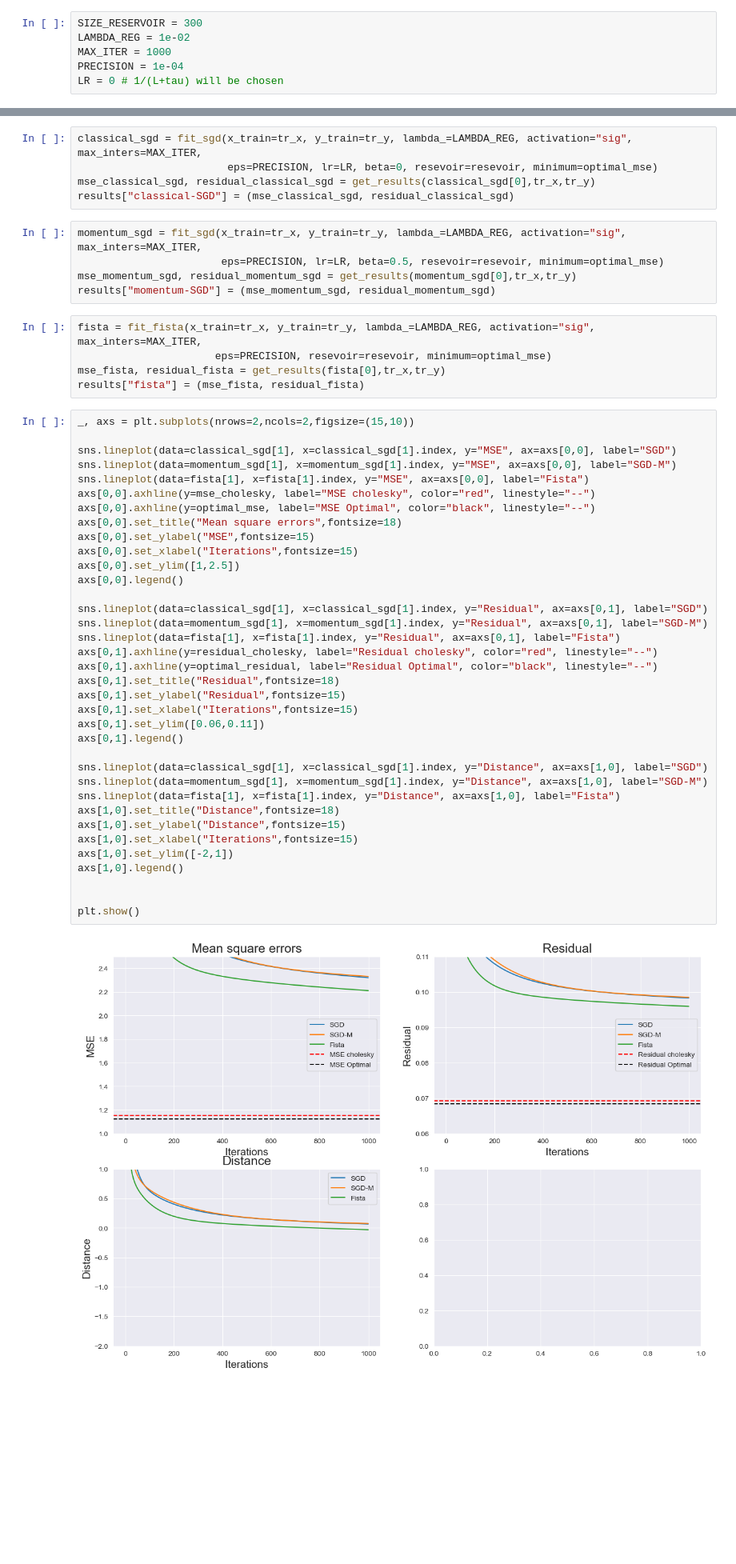
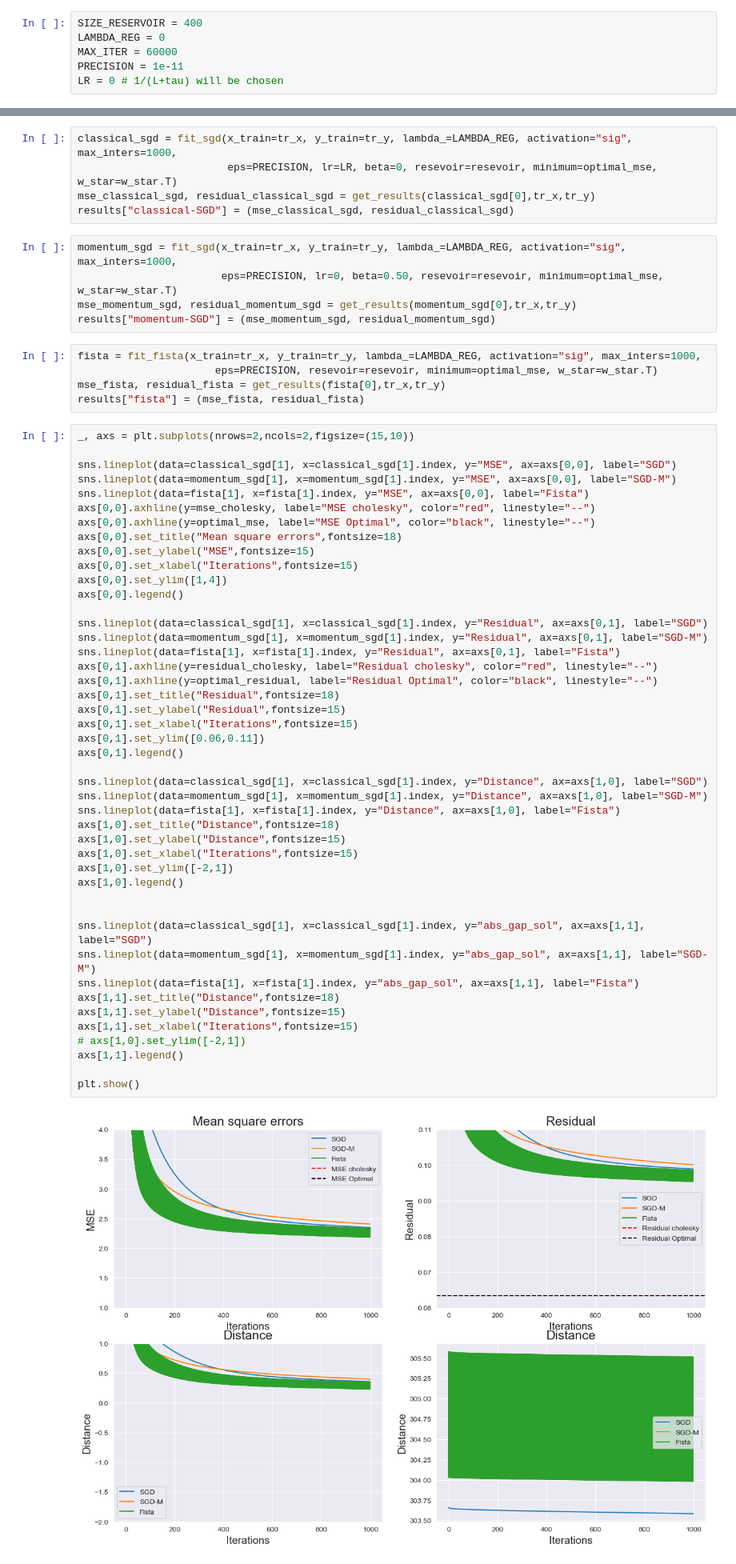
Before and after one commit to jacons/ExtremeLearningNN, a Jupyter notebook: notebook_for_test.ipynb, the cells around one changed output, grey strips where cells are left out. Shown at 80% size. Saved outputs shown, nothing was run; the diff lists cells and outputs as text; blank space fills up the shorter version.

```diff
--- a/notebook_for_test.ipynb
+++ b/notebook_for_test.ipynb
@@ -20,10 +20,10 @@ results = {}
 # %% [markdown]
 ## Constants
 # %%
-SIZE_RESERVOIR = 300
-LAMBDA_REG = 1e-02
-MAX_ITER = 1000
-PRECISION = 1e-04
+SIZE_RESERVOIR = 400
+LAMBDA_REG = 0
+MAX_ITER = 60000
+PRECISION = 1e-11
 LR = 0 # 1/(L+tau) will be chosen
 # %% [markdown]
 ## fix the resevoir
@@ -63,18 +67,18 @@ Residual:  0.06920844362576994
 # %% [markdown]
 ## Iterative methods
 # %%
-classical_sgd = fit_sgd(x_train=tr_x, y_train=tr_y, lambda_=LAMBDA_REG, activation="sig", max_inters=MAX_ITER,
-                        eps=PRECISION, lr=LR, beta=0, resevoir=resevoir, minimum=optimal_mse)
+classical_sgd = fit_sgd(x_train=tr_x, y_train=tr_y, lambda_=LAMBDA_REG, activation="sig", max_inters=1000,
+                        eps=PRECISION, lr=LR, beta=0, resevoir=resevoir, minimum=optimal_mse, w_star=w_star.T)
 mse_classical_sgd, residual_classical_sgd = get_results(classical_sgd[0],tr_x,tr_y)
 results["classical-SGD"] = (mse_classical_sgd, residual_classical_sgd)
 # %%
-momentum_sgd = fit_sgd(x_train=tr_x, y_train=tr_y, lambda_=LAMBDA_REG, activation="sig", max_inters=MAX_ITER,
-                       eps=PRECISION, lr=LR, beta=0.5, resevoir=resevoir, minimum=optimal_mse)
+momentum_sgd = fit_sgd(x_train=tr_x, y_train=tr_y, lambda_=LAMBDA_REG, activation="sig", max_inters=1000,
+                       eps=PRECISION, lr=0, beta=0.50, resevoir=resevoir, minimum=optimal_mse, w_star=w_star.T)
 mse_momentum_sgd, residual_momentum_sgd = get_results(momentum_sgd[0],tr_x,tr_y)
 results["momentum-SGD"] = (mse_momentum_sgd, residual_momentum_sgd)
 # %%
-fista = fit_fista(x_train=tr_x, y_train=tr_y, lambda_=LAMBDA_REG, activation="sig", max_inters=MAX_ITER,
-                      eps=PRECISION, resevoir=resevoir, minimum=optimal_mse)
+fista = fit_fista(x_train=tr_x, y_train=tr_y, lambda_=LAMBDA_REG, activation="sig", max_inters=1000,
+                      eps=PRECISION, resevoir=resevoir, minimum=optimal_mse, w_star=w_star.T)
 mse_fista, residual_fista = get_results(fista[0],tr_x,tr_y)
 results["fista"] = (mse_fista, residual_fista)
 # %%
@@ -86,35 +90,44 @@ sns.lineplot(data=fista[1], x=fista[1].index, y="MSE", ax=axs[0,0], label="Fista
 axs[0,0].axhline(y=mse_cholesky, label="MSE cholesky", color="red", linestyle="--")
 axs[0,0].axhline(y=optimal_mse, label="MSE Optimal", color="black", linestyle="--")
 axs[0,0].set_title("Mean square errors",fontsize=18)
 axs[0,0].set_ylabel("MSE",fontsize=15)
 axs[0,0].set_xlabel("Iterations",fontsize=15)
-axs[0,0].set_ylim([1,2.5])
+axs[0,0].set_ylim([1,4])
 axs[0,0].legend()
 
 sns.lineplot(data=classical_sgd[1], x=classical_sgd[1].index, y="Residual", ax=axs[0,1], label="SGD")
 sns.lineplot(data=momentum_sgd[1], x=momentum_sgd[1].index, y="Residual", ax=axs[0,1], label="SGD-M")
 sns.lineplot(data=fista[1], x=fista[1].index, y="Residual", ax=axs[0,1], label="Fista")
 axs[0,1].axhline(y=residual_cholesky, label="Residual cholesky", color="red", linestyle="--")
 axs[0,1].axhline(y=optimal_residual, label="Residual Optimal", color="black", linestyle="--")
 axs[0,1].set_title("Residual",fontsize=18)
 axs[0,1].set_ylabel("Residual",fontsize=15)
 axs[0,1].set_xlabel("Iterations",fontsize=15)
 axs[0,1].set_ylim([0.06,0.11])
 axs[0,1].legend()
 
 sns.lineplot(data=classical_sgd[1], x=classical_sgd[1].index, y="Distance", ax=axs[1,0], label="SGD")
 sns.lineplot(data=momentum_sgd[1], x=momentum_sgd[1].index, y="Distance", ax=axs[1,0], label="SGD-M")
 sns.lineplot(data=fista[1], x=fista[1].index, y="Distance", ax=axs[1,0], label="Fista")
 axs[1,0].set_title("Distance",fontsize=18)
 axs[1,0].set_ylabel("Distance",fontsize=15)
 axs[1,0].set_xlabel("Iterations",fontsize=15)
 axs[1,0].set_ylim([-2,1])
 axs[1,0].legend()
 
 
+sns.lineplot(data=classical_sgd[1], x=classical_sgd[1].index, y="abs_gap_sol", ax=axs[1,1], label="SGD")
+sns.lineplot(data=momentum_sgd[1], x=momentum_sgd[1].index, y="abs_gap_sol", ax=axs[1,1], label="SGD-M")
+sns.lineplot(data=fista[1], x=fista[1].index, y="abs_gap_sol", ax=axs[1,1], label="Fista")
+axs[1,1].set_title("Distance",fontsize=18)
+axs[1,1].set_ylabel("Distance",fontsize=15)
+axs[1,1].set_xlabel("Iterations",fontsize=15)
+# axs[1,0].set_ylim([-2,1])
+axs[1,1].legend()
+
 plt.show()
 # %% [output]
-[figure, old version]
+[figure, new version]
 # %%
 print(f"{'Method' : ^20}{'MSE' : ^12}{'Residual' : ^12}")
 
```
Also changed, not shown: parts of 5 cells of this notebook, 2 other files.
